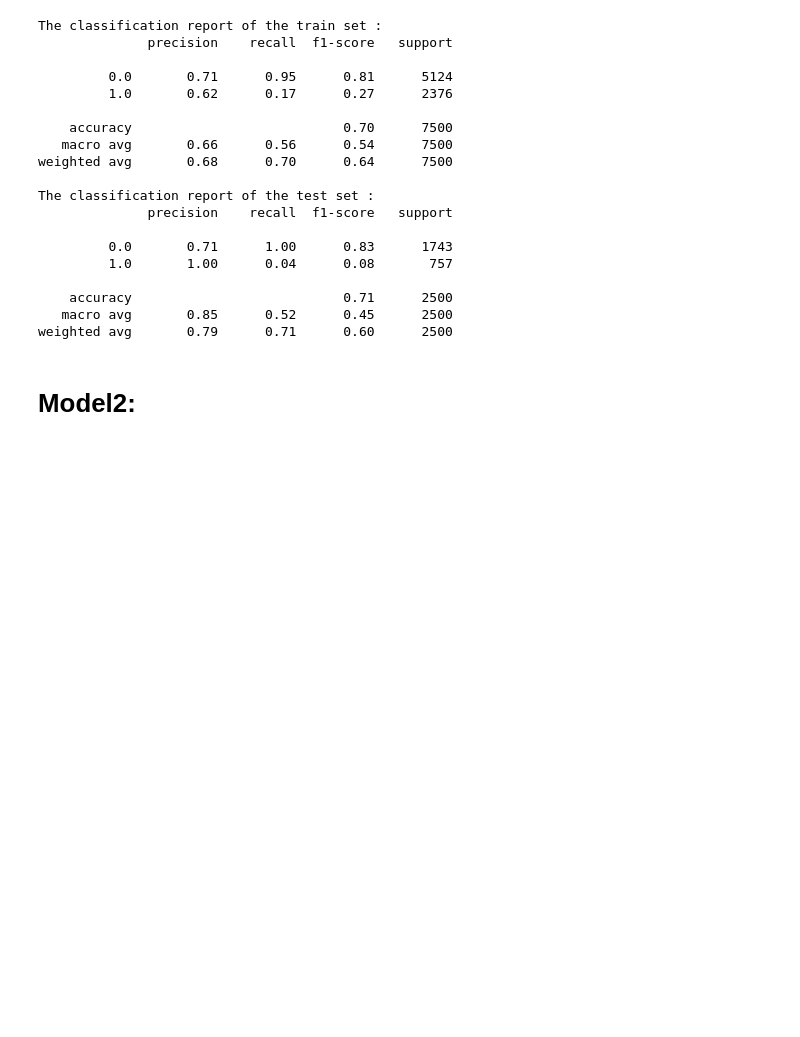
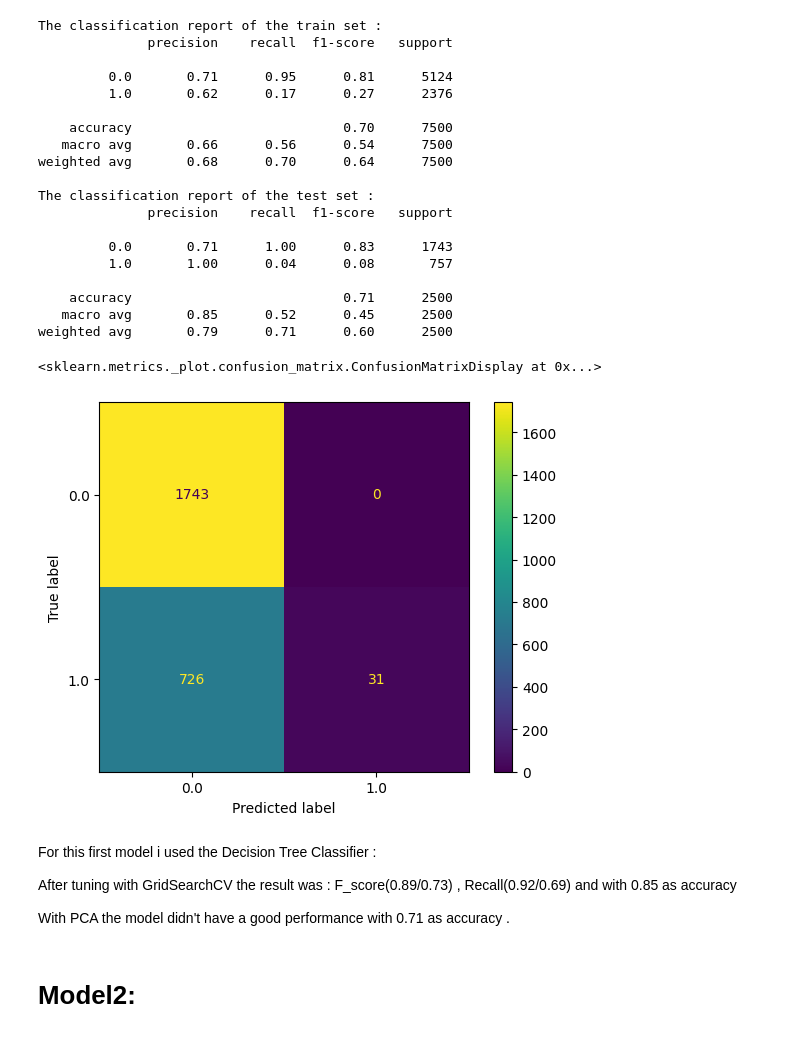
Before and after one commit to medayoubaziz/Car_insurance_predictions, a Jupyter notebook: Project_2.ipynb, the cells around one changed output. Saved outputs shown, nothing was run; the diff lists cells and outputs as text; code cells hidden in the pictures; blank space fills up the shorter version.

```diff
--- a/Project_2.ipynb
+++ b/Project_2.ipynb
@@ -728,6 +732,17 @@ The classification report of the test set :
     accuracy                           0.71      2500
    macro avg       0.85      0.52      0.45      2500
 weighted avg       0.79      0.71      0.60      2500
+# %%
+ConfusionMatrixDisplay.from_predictions(y_test,best_pca_test_preds)
+# %% [output]
+<sklearn.metrics._plot.confusion_matrix.ConfusionMatrixDisplay at 0x...>
+[figure, added]
+# %% [markdown]
+For this first model i used the Decision Tree Classifier :
+
+After tuning with GridSearchCV the result was : F_score(0.89/0.73) , Recall(0.92/0.69) and with 0.85 as accuracy
+
+With PCA the model didn't have a good performance with 0.71 as accuracy .
 # %% [markdown]
 # Model2:
 # %%
```
Also changed, not shown: parts of 14 cells of this notebook.
